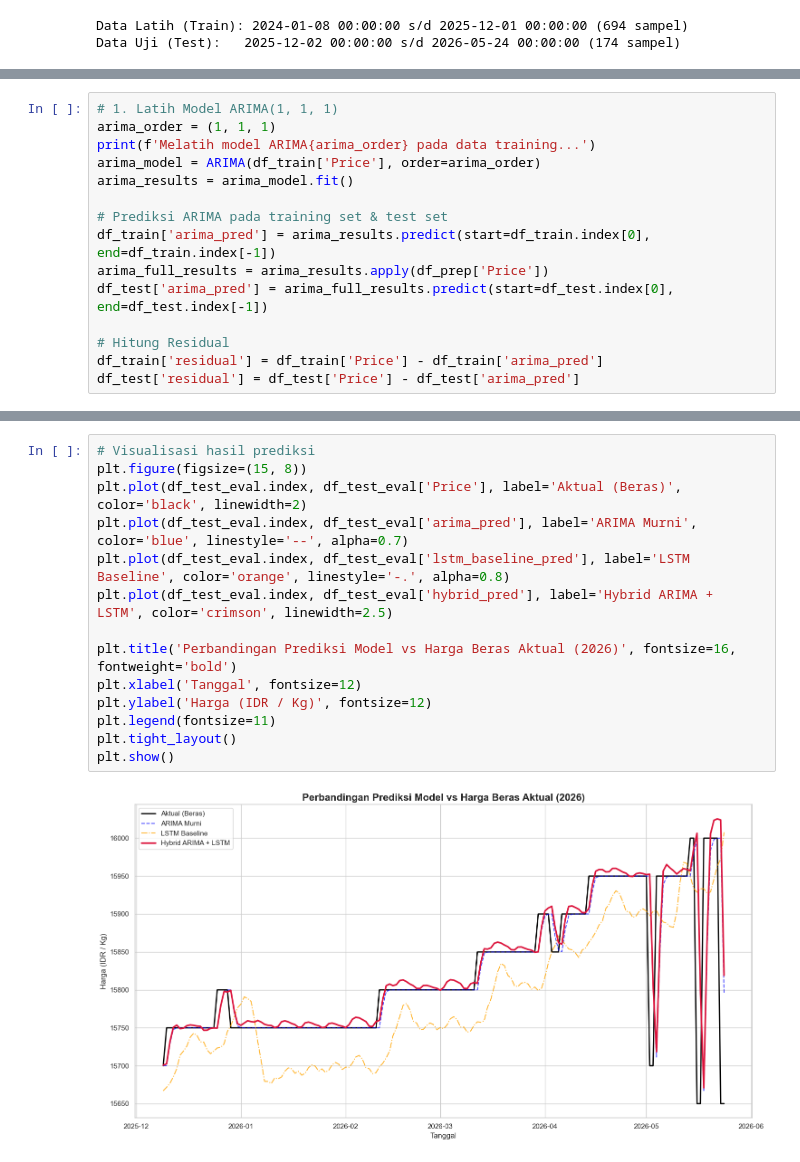
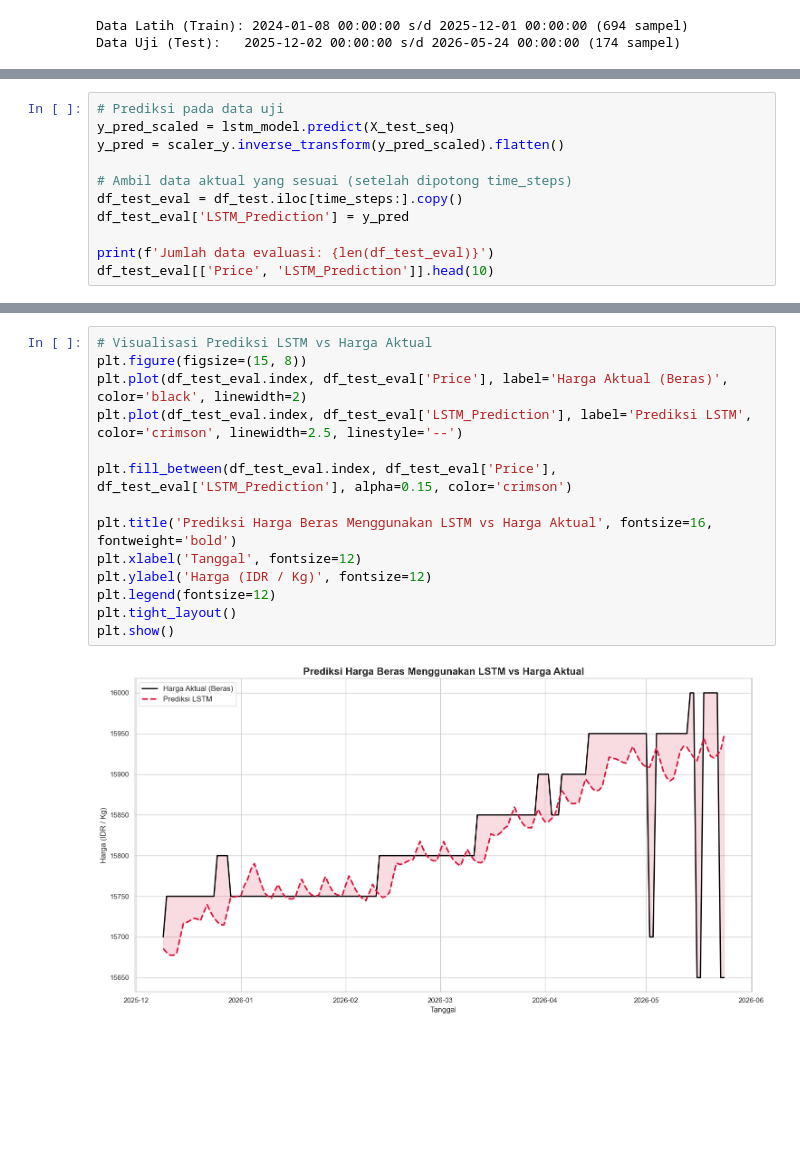
Before and after one commit to raflyherdianto/capstone-pijak, a Jupyter notebook: eksplorasi-model/Eksplorasi_LSTM.ipynb, the cells around one changed output, grey strips where cells are left out. Drawn from its saved outputs; the diff is of its cells as text; blank space fills up the shorter version.

Commit message:
refactor: Update Eksplorasi LSTM notebook to pure LSTM only

```diff
--- a/eksplorasi-model/Eksplorasi_LSTM.ipynb
+++ b/eksplorasi-model/Eksplorasi_LSTM.ipynb
@@ -271,15 +262,0 @@ Dalam bagian ini kita melatih:
-# %%
-# 1. Latih Model ARIMA(1, 1, 1)
-arima_order = (1, 1, 1)
-print(f'Melatih model ARIMA{arima_order} pada data training...')
-arima_model = ARIMA(df_train['Price'], order=arima_order)
-arima_results = arima_model.fit()
-
-# Prediksi ARIMA pada training set & test set
-df_train['arima_pred'] = arima_results.predict(start=df_train.index[0], end=df_train.index[-1])
-arima_full_results = arima_results.apply(df_prep['Price'])
-df_test['arima_pred'] = arima_full_results.predict(start=df_test.index[0], end=df_test.index[-1])
-
-# Hitung Residual
-df_train['residual'] = df_train['Price'] - df_train['arima_pred']
-df_test['residual'] = df_test['Price'] - df_test['arima_pred']
@@ -373,0 +402,11 @@ df_test_eval['hybrid_pred'] = df_test_eval['arima_pred'] + lstm_residual_pred.fl
+# %%
+# Prediksi pada data uji
+y_pred_scaled = lstm_model.predict(X_test_seq)
+y_pred = scaler_y.inverse_transform(y_pred_scaled).flatten()
+
+# Ambil data aktual yang sesuai (setelah dipotong time_steps)
+df_test_eval = df_test.iloc[time_steps:].copy()
+df_test_eval['LSTM_Prediction'] = y_pred
+
+print(f'Jumlah data evaluasi: {len(df_test_eval)}')
+df_test_eval[['Price', 'LSTM_Prediction']].head(10)
@@ -409,16 +474,16 @@ Tabel Evaluasi Kinerja Model:
 # %%
-# Visualisasi hasil prediksi
+# Visualisasi Prediksi LSTM vs Harga Aktual
 plt.figure(figsize=(15, 8))
-plt.plot(df_test_eval.index, df_test_eval['Price'], label='Aktual (Beras)', color='black', linewidth=2)
-plt.plot(df_test_eval.index, df_test_eval['arima_pred'], label='ARIMA Murni', color='blue', linestyle='--', alpha=0.7)
-plt.plot(df_test_eval.index, df_test_eval['lstm_baseline_pred'], label='LSTM Baseline', color='orange', linestyle='-.', alpha=0.8)
-plt.plot(df_test_eval.index, df_test_eval['hybrid_pred'], label='Hybrid ARIMA + LSTM', color='crimson', linewidth=2.5)
+plt.plot(df_test_eval.index, df_test_eval['Price'], label='Harga Aktual (Beras)', color='black', linewidth=2)
+plt.plot(df_test_eval.index, df_test_eval['LSTM_Prediction'], label='Prediksi LSTM', color='crimson', linewidth=2.5, linestyle='--')
 
-plt.title('Perbandingan Prediksi Model vs Harga Beras Aktual (2026)', fontsize=16, fontweight='bold')
+plt.fill_between(df_test_eval.index, df_test_eval['Price'], df_test_eval['LSTM_Prediction'], alpha=0.15, color='crimson')
+
+plt.title('Prediksi Harga Beras Menggunakan LSTM vs Harga Aktual', fontsize=16, fontweight='bold')
 plt.xlabel('Tanggal', fontsize=12)
 plt.ylabel('Harga (IDR / Kg)', fontsize=12)
-plt.legend(fontsize=11)
+plt.legend(fontsize=12)
 plt.tight_layout()
 plt.show()
 # %% [output]
-[figure, old version]
+[figure, new version]
```
Also changed, not shown: parts of 18 cells of this notebook.
